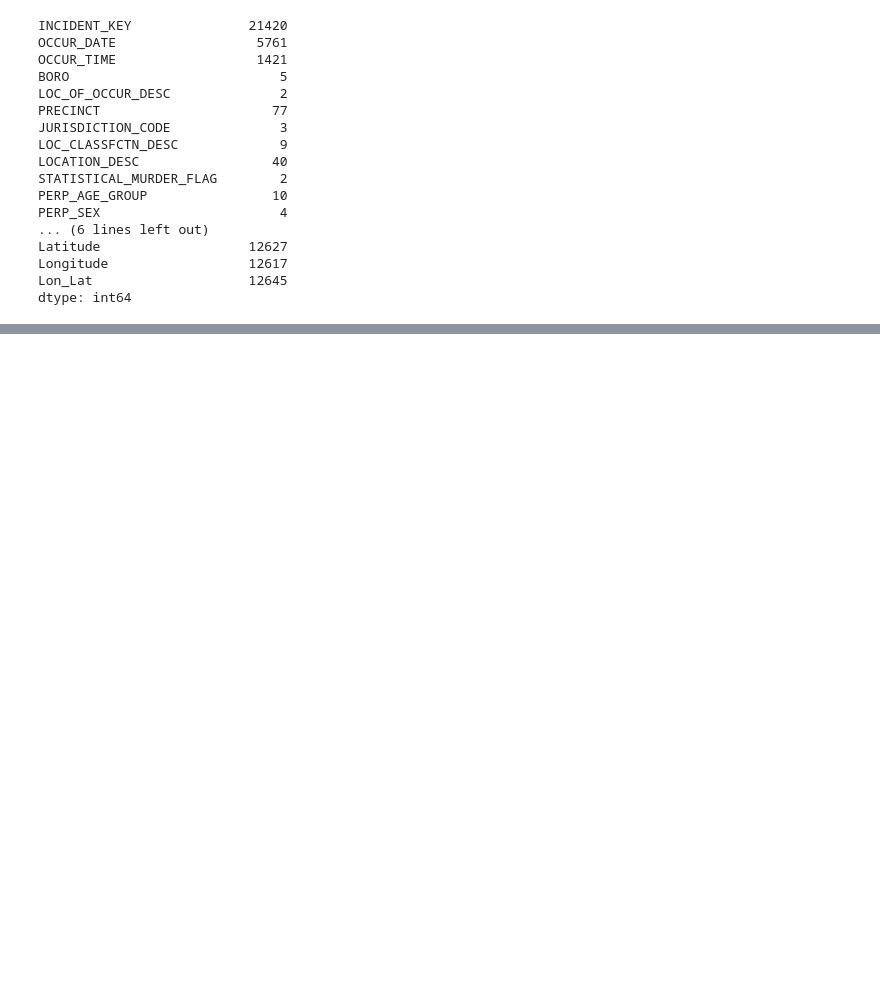
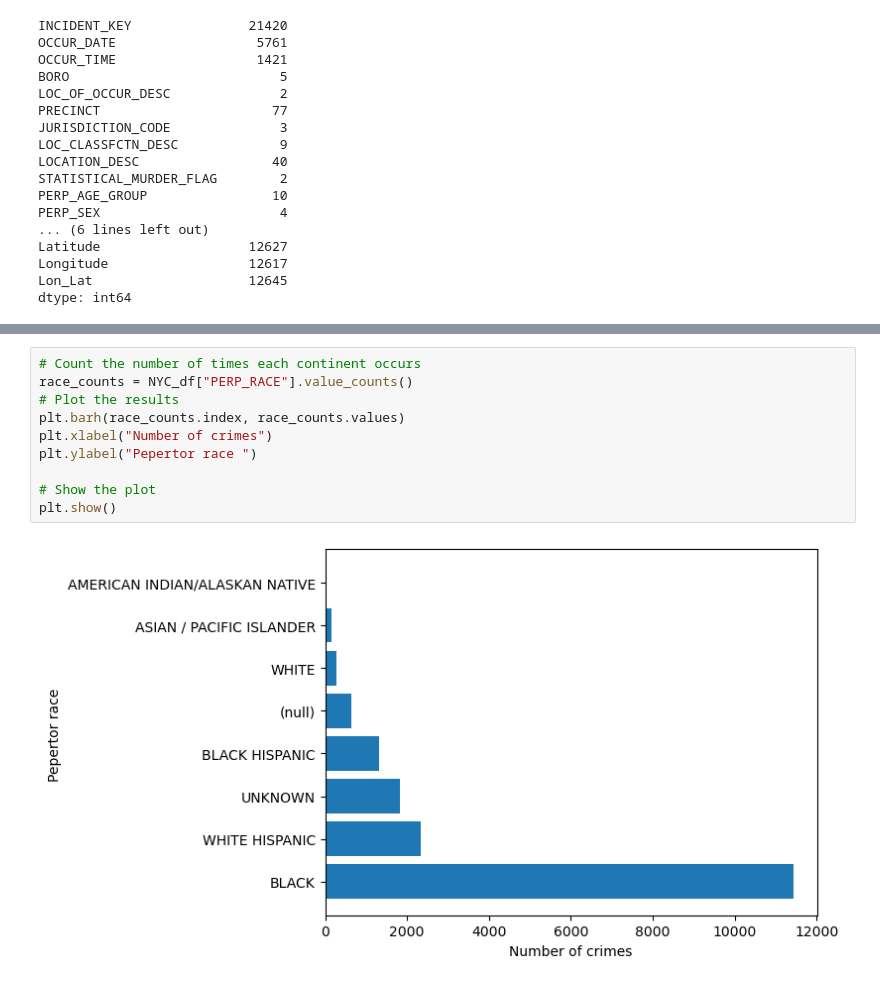
Before and after one commit to angelodavido/NYC-Crime, a Jupyter notebook: New York City Crime.ipynb, the cells around one changed output, grey strips where cells are left out. Drawn from its saved outputs; the diff is of its cells as text; blank space fills up the shorter version.

```diff
--- a/New York City Crime.ipynb
+++ b/New York City Crime.ipynb
@@ -159,0 +200,12 @@ plt.show()
+# %%
+# Count the number of times each continent occurs
+race_counts = NYC_df["PERP_RACE"].value_counts()
+# Plot the results
+plt.barh(race_counts.index, race_counts.values)
+plt.xlabel("Number of crimes")
+plt.ylabel("Pepertor race ")
+
+# Show the plot
+plt.show()
+# %% [output]
+[figure, added]
```
Also changed, not shown: parts of 9 cells of this notebook.
